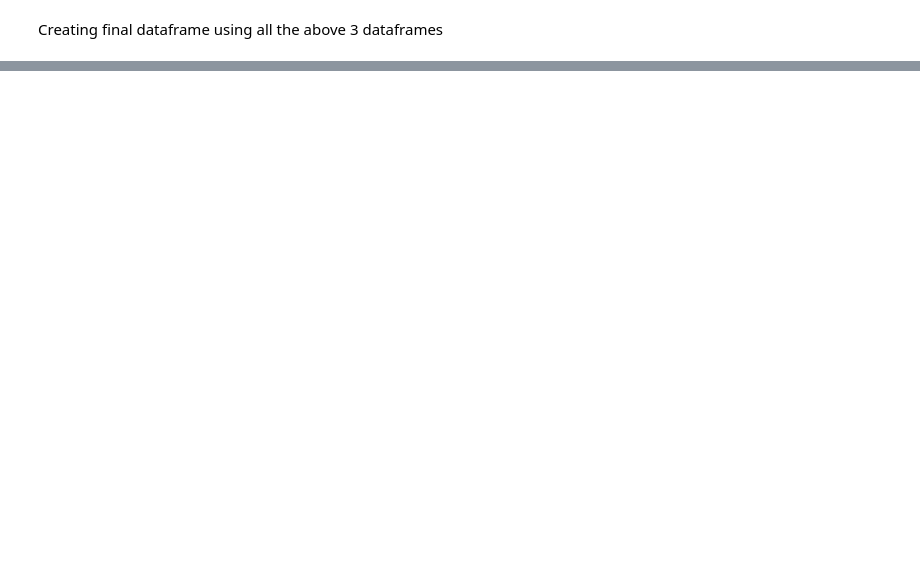
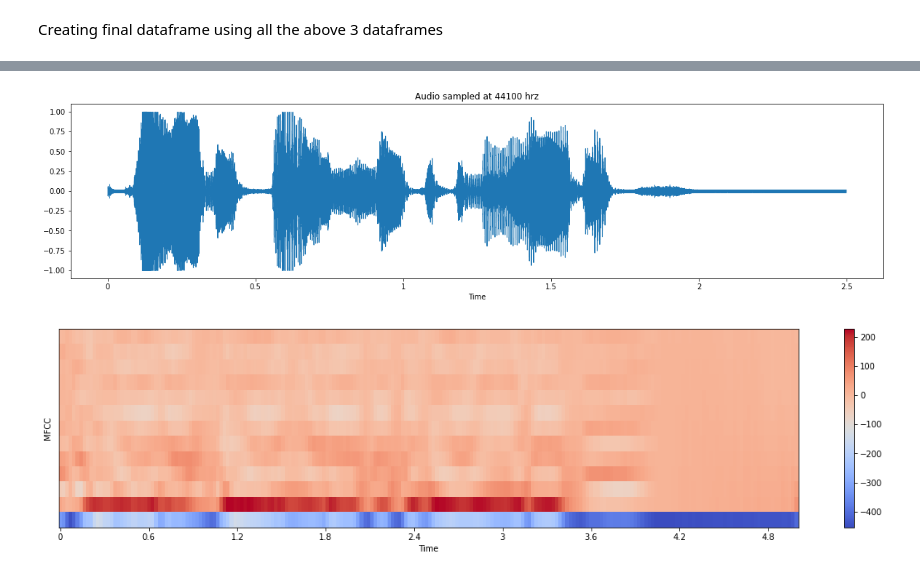
Before and after one commit to SinghYuvraj01/Speech-emotion-Recoginition, a Jupyter notebook: Project_Code.ipynb, the cells around one changed output, grey strips where cells are left out. Saved outputs shown, nothing was run; the diff lists cells and outputs as text; code cells hidden in the pictures; blank space fills up the shorter version.

```diff
--- a/Project_Code.ipynb
+++ b/Project_Code.ipynb
@@ -299,0 +315,26 @@ data.sample(10)
+# %%
+# First of all in order to understand how to extract feature using MFCC we will extract features of one of the audio file
+
+path = (r"C:\Users\YUVRAJ\Desktop\Machine Learning\PROJECTS\Speech recoginition\Savee\DC_a05.wav")
+
+
+X, sample_rate = librosa.load(path, res_type='kaiser_fast',duration=2.5,sr=22050*2,offset=0.5)
+mfcc = librosa.feature.mfcc(y=X, sr=sample_rate, n_mfcc=13)
+
+# audio wave
+plt.figure(figsize=(20, 15))
+plt.subplot(3,1,1)
+librosa.display.waveshow(X, sr=sample_rate)
+plt.title('Audio sampled at 44100 hrz')
+
+# MFCC
+plt.figure(figsize=(20, 15))
+plt.subplot(3,1,1)
+
+#Here we are displaying Spectrogram for the audio file
+librosa.display.specshow(mfcc, x_axis='time')
+plt.ylabel('MFCC')
+plt.colorbar()
+
+ipd.Audio(path)
+# %% [output]
@@ -299,0 +342,2 @@ data.sample(10)
+[figure, added]
+[figure, added]
```
Also changed, not shown: parts of 14 cells of this notebook.
